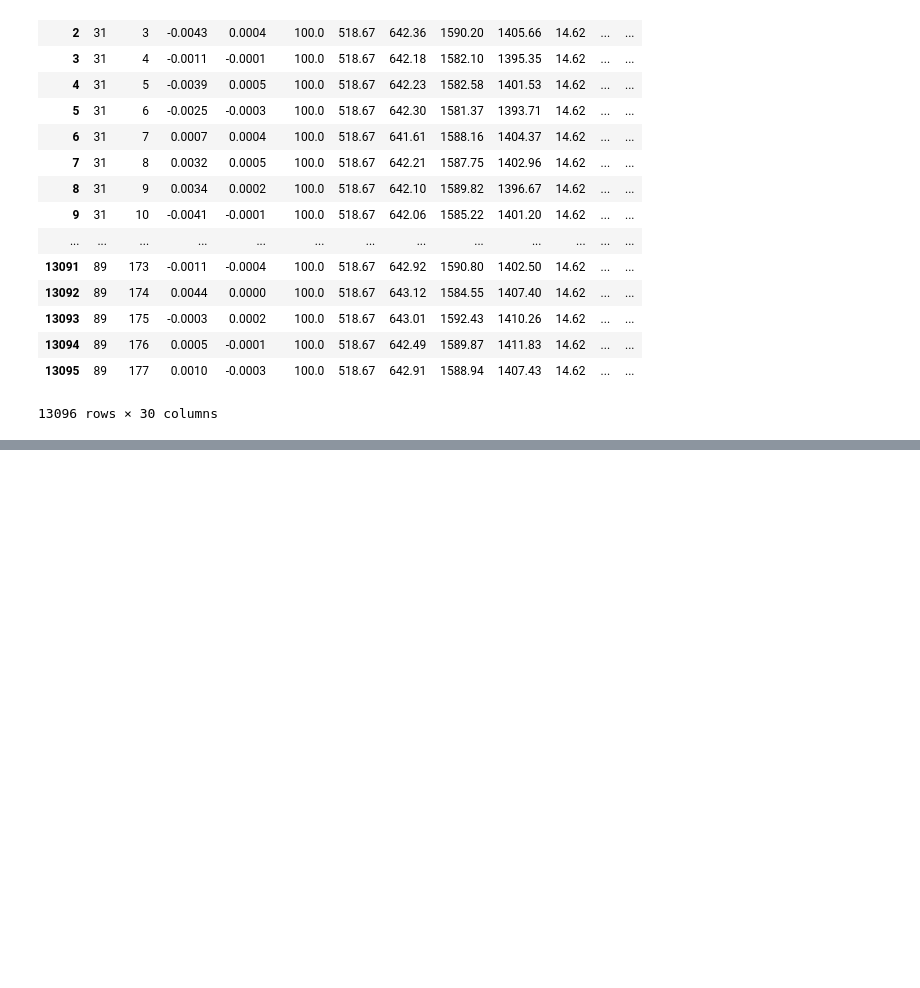
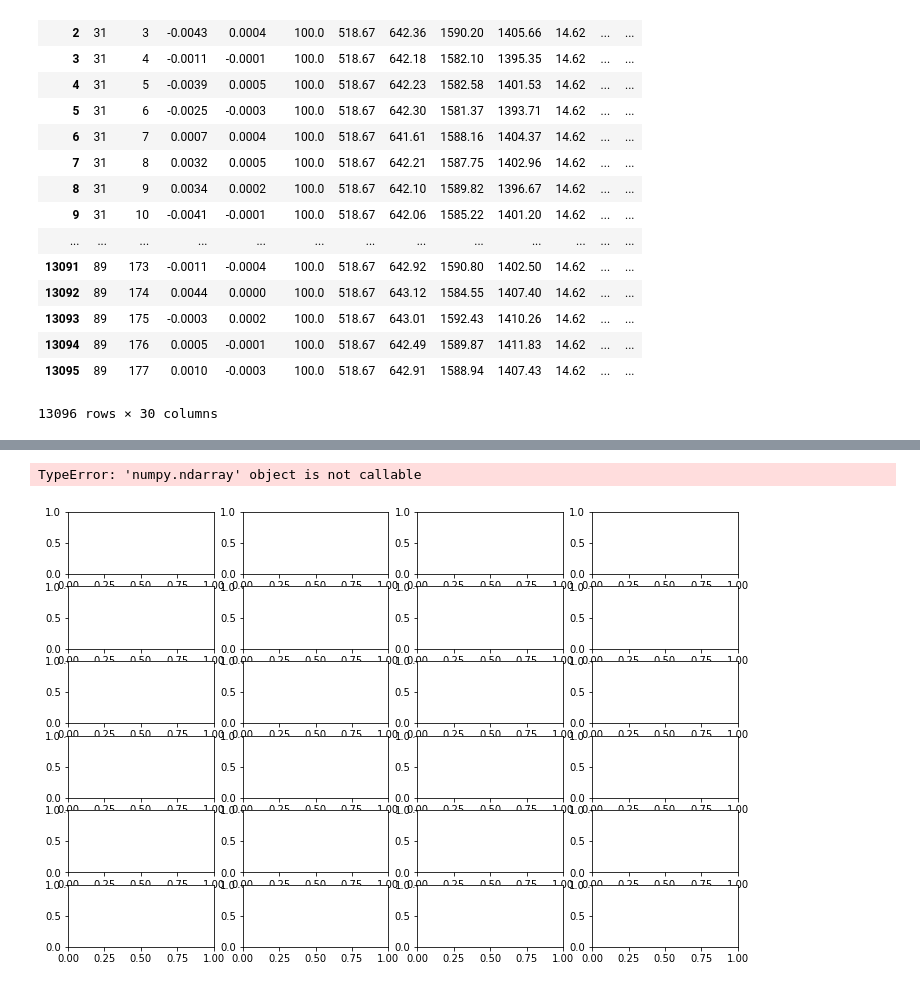
Before and after one commit to rkorugan/MachineLearning, a Jupyter notebook: Predictive analytics.ipynb, the cells around one changed output, grey strips where cells are left out. Saved outputs shown, nothing was run; the diff lists cells and outputs as text; code cells hidden in the pictures; blank space fills up the shorter version.

```diff
--- a/Predictive analytics.ipynb
+++ b/Predictive analytics.ipynb
@@ -250,0 +782,15 @@ test_df.orderBy("id").show()
+# %%
+def create_df_from_sdf(sdf,query,view_name):
+    sdf.createOrReplaceTempView(view_name)
+    return spark.sql(query).toPandas()
+# %%
+sqlQuery = """
+    SELECT cycle, setting1, setting2, setting3,
+                    s1, s2, s3, s4, s5, s6, s7, s8,
+                    s9, s10, s11, s12, s13, s14, s15,
+                    s16,s17, s18, s19, s20, s21
+    FROM df1
+    WHERE df1.id=15
+    """
+# %%
+pdf=create_df_from_sdf(train_df,sqlQuery,"df1")
@@ -250,0 +853,15 @@ test_df.orderBy("id").show()
+# %%
+def plot_pandas_df(df,time_feature,first_col_indx,n_rows,n_cols,figsize_H,figsize_V,save_fig,save_figto_file):
+    df.set_index(time_feature)
+    fig,axes=plt.subplots(nrows=n_rows,ncols=n_cols,figsize=(figsize_H,figsize_V))
+    for i in range(0,n_rows):
+        for j in range(0,n_cols):
+            df[df.iloc[:,first_col_indx].name].plot(ax=axes(i,j));
+            #df[df.iloc[:,start_col_idx].name].plot(ax=axes[i,j])
+            first_col_indx+= 1
+    plt.tight_layout()
+# %%
+plot_pandas_df(pdf, 'cycle', 1, 6, 4, 12, 8,  False, '')
+# %% [output]
+TypeError: 'numpy.ndarray' object is not callable
+[figure, added]
```
Also changed, not shown: parts of 54 cells of this notebook.
